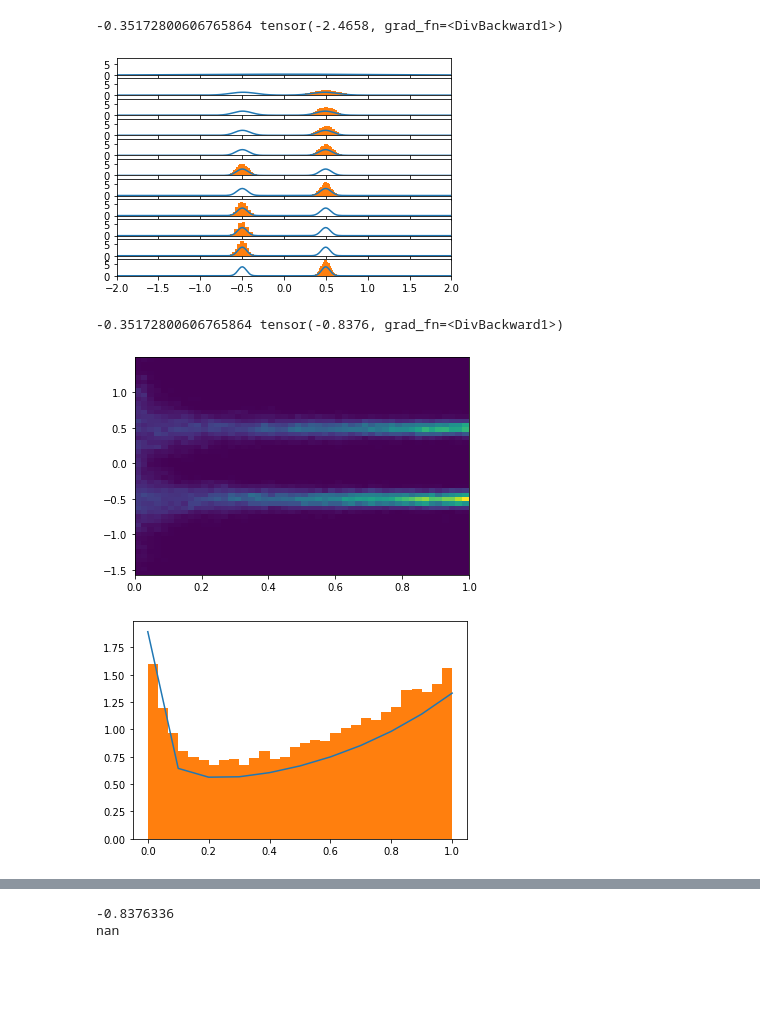
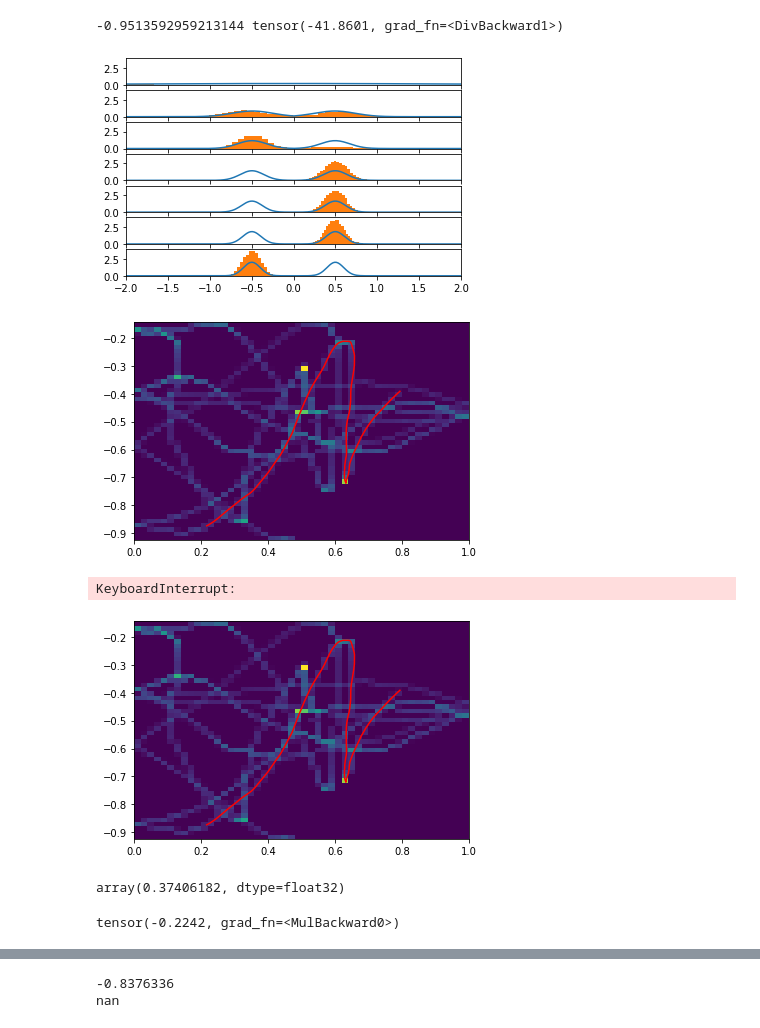
Before and after one commit to AndyLamperski/mechanical-samplers, a Jupyter notebook: thermodynamicIntegration.ipynb, the cells around one changed output, grey strips where cells are left out. Drawn from its saved outputs; the diff is of its cells as text; code cells hidden in the pictures; blank space fills up the shorter version.

```diff
--- a/thermodynamicIntegration.ipynb
+++ b/thermodynamicIntegration.ipynb
@@ -16,10 +16,10 @@ from importlib import reload
 
 %matplotlib inline
 # %%
-meas_std = .05
+meas_std = .1
 
 y = .5
-gaussianDist = pt.distributions.Normal(0.,1.)
+gaussianDist = pt.distributions.Normal(0.,2.)
 
 priorLL = lambda x : gaussianDist.log_prob(x)
 
@@ -48,7 +48,7 @@ def joint_pdf_np(x,theta):
 
 x_plot = pt.linspace(-2,2,200)
 
-NumTheta = 11
+NumTheta = 7
 NumSteps = 10000
 eta = .001
 Theta = pt.linspace(0,1,NumTheta)
@@ -70,9 +70,9 @@ for i,theta in tqdm(enumerate(Theta)):
 
     X = []
 
-    sampler = ms.FOLangevin(thermo_loss,eta)
+    sampler = ms.FOLangevin(thermo_loss,eta)~
 
-    for step in range(NumSteps):
+    for step in range(NumSteps):~
         x = sampler.step(x,theta)
         X.append(x)
 
@@ -91,11 +91,11 @@ LikeEst = pt.stack(LikeEst)
 z_est = pt.trapz(LikeEst,Theta)
 print(np.log(Z_num[-1]),z_est)
 # %% [output]
--0.35172800606765864 tensor(-2.4658, grad_fn=<DivBackward1>)
+-0.9513592959213144 tensor(-41.8601, grad_fn=<DivBackward1>)
-[figure, old version]
+[figure, new version]
 # %%
 # Trying the joint sampling method for sampling both x and theta simultaneously
-
+reload(ms)
 def joint_thermo_loss(z):
     x,theta = z
     return thermo_loss(x,theta)
@@ -105,9 +105,10 @@ A = pt.tensor([[0,-1.],
 b = pt.tensor([0.,1.])
 
 
-
-eta = .001
+metropolis = False
+eta = 1e-4
 NumSteps = int(1e6)
+plot_period = int(1e4)
 
 # First order
 #x = pt.cat([pt.randn((1,)),pt.rand((1,))]).detach().clone().requires_grad_(True)
@@ -118,34 +119,84 @@ x = pt.cat([pt.randn((1,)),pt.rand((1,)),pt.randn((2,))]).detach().clone().requi
 sampler = ms.SOLangevin(joint_thermo_loss,eta,A=A,b=b)
 
 # HMC
 
 X = []
 LL = []
+plt.figure()
 for step in tqdm(range(NumSteps)):
-    x = sampler.step(x)
+    x_next = sampler.step(x)
+
+    if metropolis:
+        # Metropolis test
+        loss_next = joint_thermo_loss(x_next[:2])+.5 * pt.sum(x_next[2:]**2)
+        loss_cur = joint_thermo_loss(x[:2]) + .5 * pt.sum(x[2:]**2)
+        log_alpha = (loss_cur - loss_next).detach().numpy()
+        if np.log(rnd.rand()) <= log_alpha:
+            x = x_next.detach().clone().requires_grad_(True)
+    else:
+        x = x_next.detach().clone().requires_grad_(True)
 
     X.append(x)
+
+    if ((step+1) % plot_period) == 0:
+        plt.clf()
+
+        X_np = pt.stack(X).detach().numpy()
+        theta = X_np[:,1]
+        omega = X_np[:,0]
+
+        plt.hist2d(theta,omega,bins=50,density=True)
+
+        plt.plot(theta[-plot_period:],omega[-plot_period:],'r')
+        display.clear_output(wait=True)
+        display.display(plt.gcf())
+        time.sleep(0.5)
+
 
 X = pt.stack(X)
 theta = X[:,1]
 omega = X[:,0]
 
 plt.hist2d(theta.detach().numpy(),omega.detach().numpy(),bins=50,density=True)
 
 theta,ind = pt.sort(theta)
 omega = omega[ind]
 
 
 
 X_np = X.detach().numpy()
 
 Z_est = pt.trapz(measureLL(omega,y),theta)
 
 plt.figure()
 print(np.log(Z_num[-1]),Z_est,)
 plt.plot(Theta,Z_dist)
 plt.hist(X_np[:,1],bins=30,density=True);
 # %% [output]
+[figure, new version]
--0.35172800606765864 tensor(-0.8376, grad_fn=<DivBackward1>)
+KeyboardInterrupt:
-[figure, old version]
-[figure, old version]
+[figure, new version]
+# %%
+type(log_alpha
+# %% [output]
+array(0.37406182, dtype=float32)
+# %%
+NumBins = 50
+tol = 1e-6
+binbounds = pt.linspace(0-tol,1+tol,NumBins+1)
+binstarts = binbounds[:-1]
+binstops = binbounds[1:]
+
+N = len(theta)
+
+LL_val = []
+for start,stop in zip(binstarts,binstops):
+    tup = pt.where(pt.logical_and(theta>= start,theta < stop))
+    ind = tup[0]
+    LL = measureLL(omega[ind],y).mean()
+    LL_val.append(LL)
+
+logZest = pt.stack(LL_val).sum() * (stop-start)
+print(logZest)
+# %% [output]
+tensor(-0.2242, grad_fn=<MulBackward0>)
```
Also changed, not shown: parts of 6 cells of this notebook, 2 other files.
